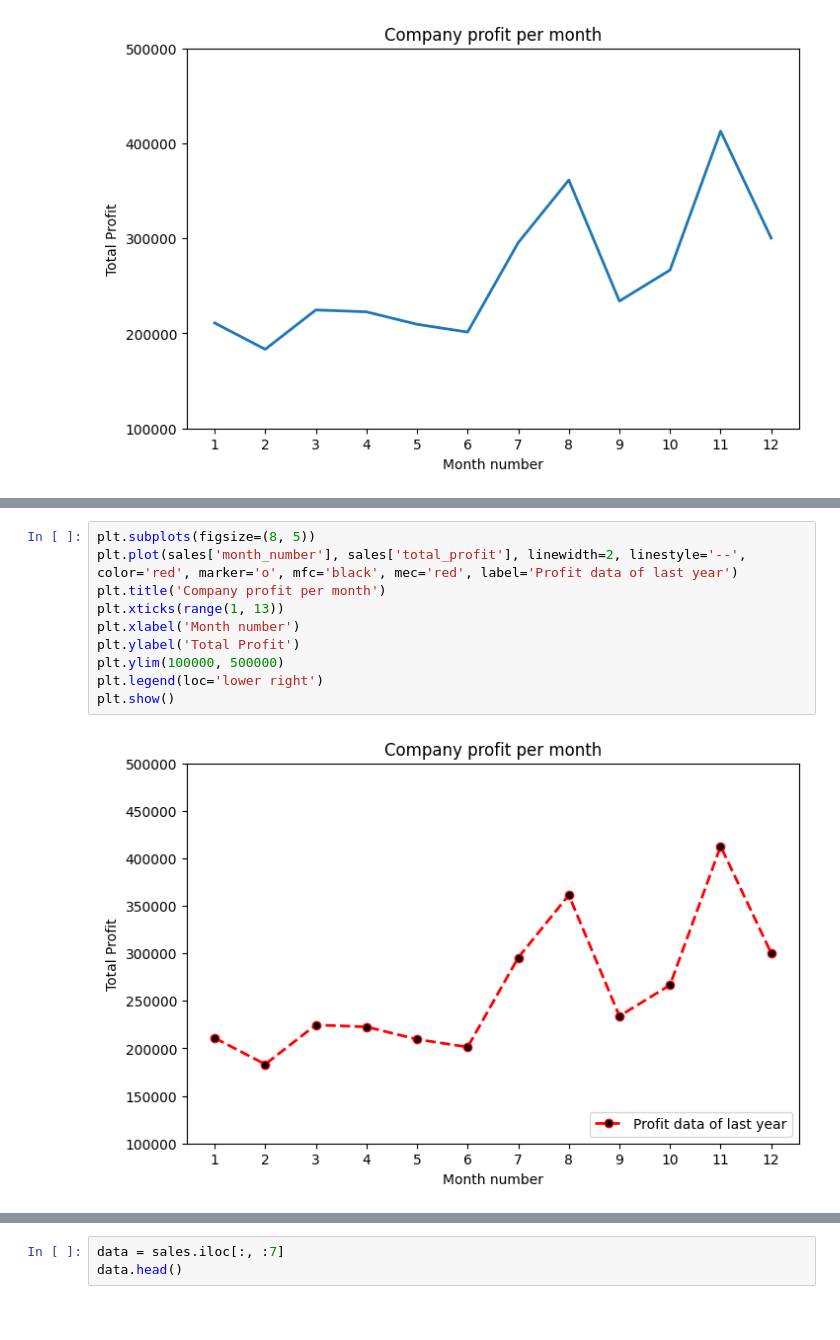
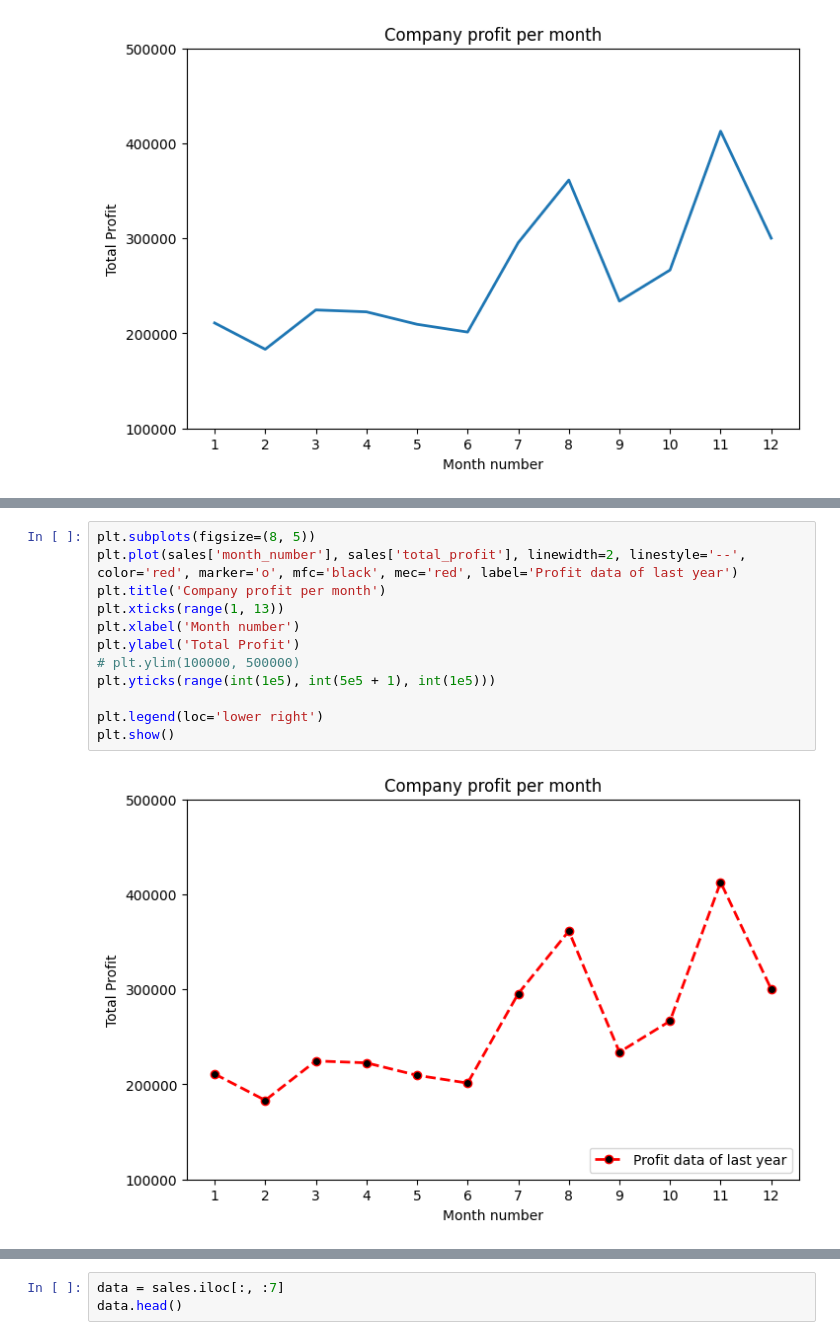
Before and after one commit to manh0387/LapTrinhAI, a Jupyter notebook: 11_matplotlib/W11_CompanySales.ipynb, the cells around one changed output, grey strips where cells are left out. Cells and saved outputs as stored; diff of their text form.

```diff
--- a/11_matplotlib/W11_CompanySales.ipynb
+++ b/11_matplotlib/W11_CompanySales.ipynb
@@ -50,15 +50,17 @@ plt.show()
 # %%
 plt.subplots(figsize=(8, 5))
 plt.plot(sales['month_number'], sales['total_profit'], linewidth=2, linestyle='--', color='red', marker='o', mfc='black', mec='red', label='Profit data of last year')
 plt.title('Company profit per month')
 plt.xticks(range(1, 13))
 plt.xlabel('Month number')
 plt.ylabel('Total Profit')
-plt.ylim(100000, 500000)
+# plt.ylim(100000, 500000)
+plt.yticks(range(int(1e5), int(5e5 + 1), int(1e5)))
+
 plt.legend(loc='lower right')
 plt.show()
 # %% [output]
-[figure, old version]
+[figure, new version]
 # %% [markdown]
 ### Exercise 3: Read all product sales data and show it  using a multiline plot
 
```
Also changed, not shown: parts of 4 cells of this notebook.
